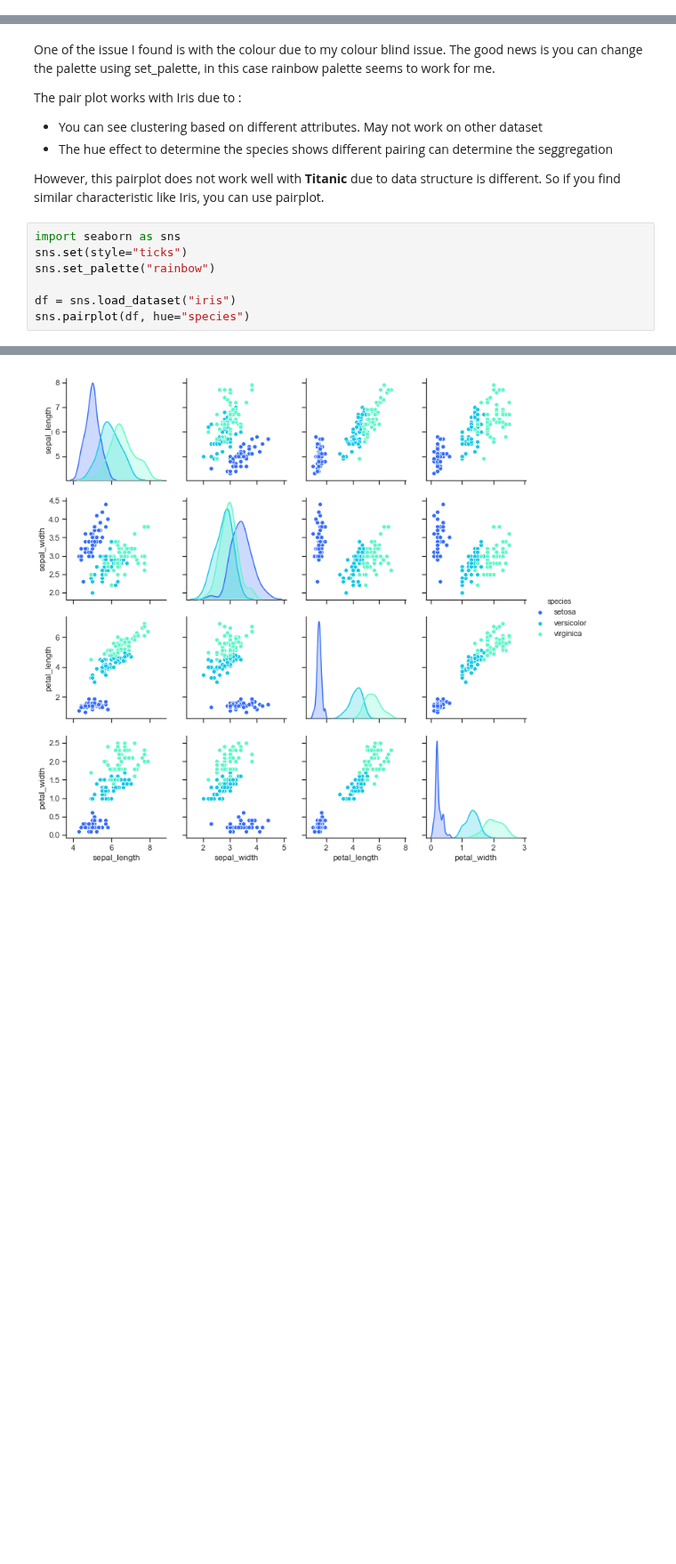
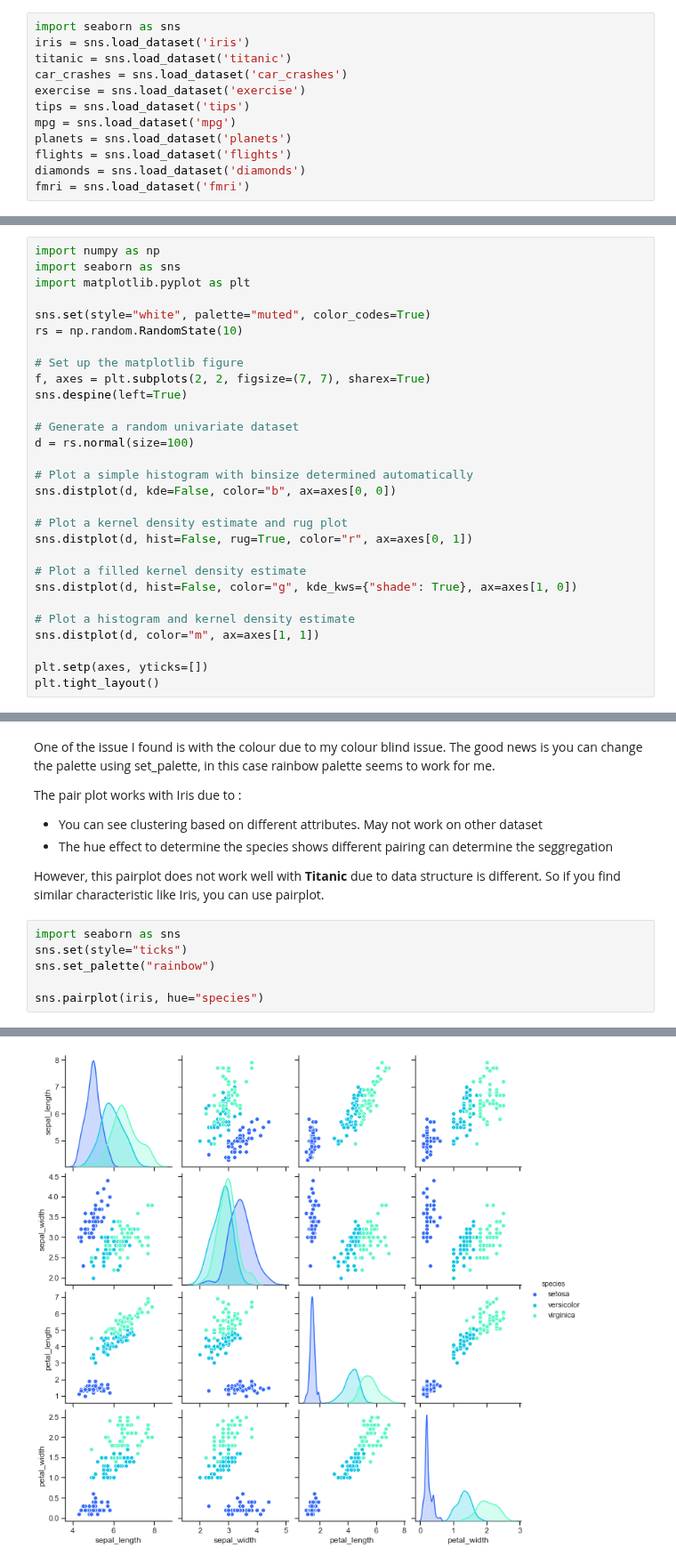
Before and after one commit to RonnyCh/mydsbook, a Jupyter notebook: My Data Science Book.ipynb, the cells around one changed output, grey strips where cells are left out. Shown at 89% size. Cells and saved outputs as stored; diff of their text form; blank space fills up the shorter version.

```diff
--- a/My Data Science Book.ipynb
+++ b/My Data Science Book.ipynb
@@ -26,0 +178,12 @@ You can do the below codes to get some data from Seaborn such as Titanic or Iris
+# %%
+import seaborn as sns
+iris = sns.load_dataset('iris')
+titanic = sns.load_dataset('titanic')
+car_crashes = sns.load_dataset('car_crashes')
+exercise = sns.load_dataset('exercise')
+tips = sns.load_dataset('tips')
+mpg = sns.load_dataset('mpg')
+planets = sns.load_dataset('planets')
+flights = sns.load_dataset('flights')
+diamonds = sns.load_dataset('diamonds')
+fmri = sns.load_dataset('fmri')
@@ -48,0 +338,29 @@ The code that caused this warning is on line 376 of the file /Users/ronny/anacon
+# %%
+import numpy as np
+import seaborn as sns
+import matplotlib.pyplot as plt
+
+sns.set(style="white", palette="muted", color_codes=True)
+rs = np.random.RandomState(10)
+
+# Set up the matplotlib figure
+f, axes = plt.subplots(2, 2, figsize=(7, 7), sharex=True)
+sns.despine(left=True)
+
+# Generate a random univariate dataset
+d = rs.normal(size=100)
+
+# Plot a simple histogram with binsize determined automatically
+sns.distplot(d, kde=False, color="b", ax=axes[0, 0])
+
+# Plot a kernel density estimate and rug plot
+sns.distplot(d, hist=False, rug=True, color="r", ax=axes[0, 1])
+
+# Plot a filled kernel density estimate
+sns.distplot(d, hist=False, color="g", kde_kws={"shade": True}, ax=axes[1, 0])
+
+# Plot a histogram and kernel density estimate
+sns.distplot(d, color="m", ax=axes[1, 1])
+
+plt.setp(axes, yticks=[])
+plt.tight_layout()
@@ -59,10 +389,9 @@ However, this pairplot does not work well with **Titanic** due to data structure
 # %%
 import seaborn as sns
 sns.set(style="ticks")
 sns.set_palette("rainbow")
 
-df = sns.load_dataset("iris")
-sns.pairplot(df, hue="species")
+sns.pairplot(iris, hue="species")
 # %% [output]
 <seaborn.axisgrid.PairGrid at 0x...>
-[figure, old version]
+[figure, new version]
```
Also changed, not shown: parts of 40 cells of this notebook.
